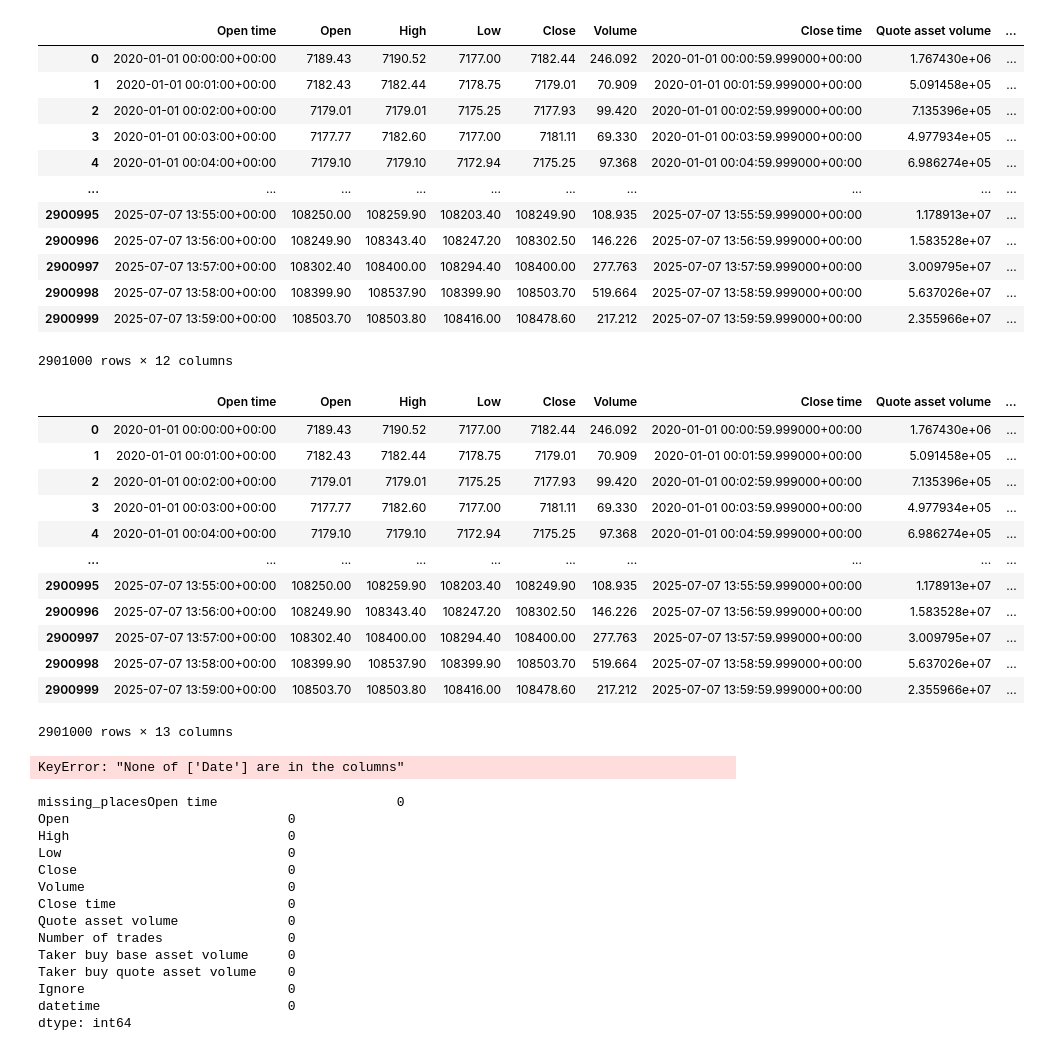
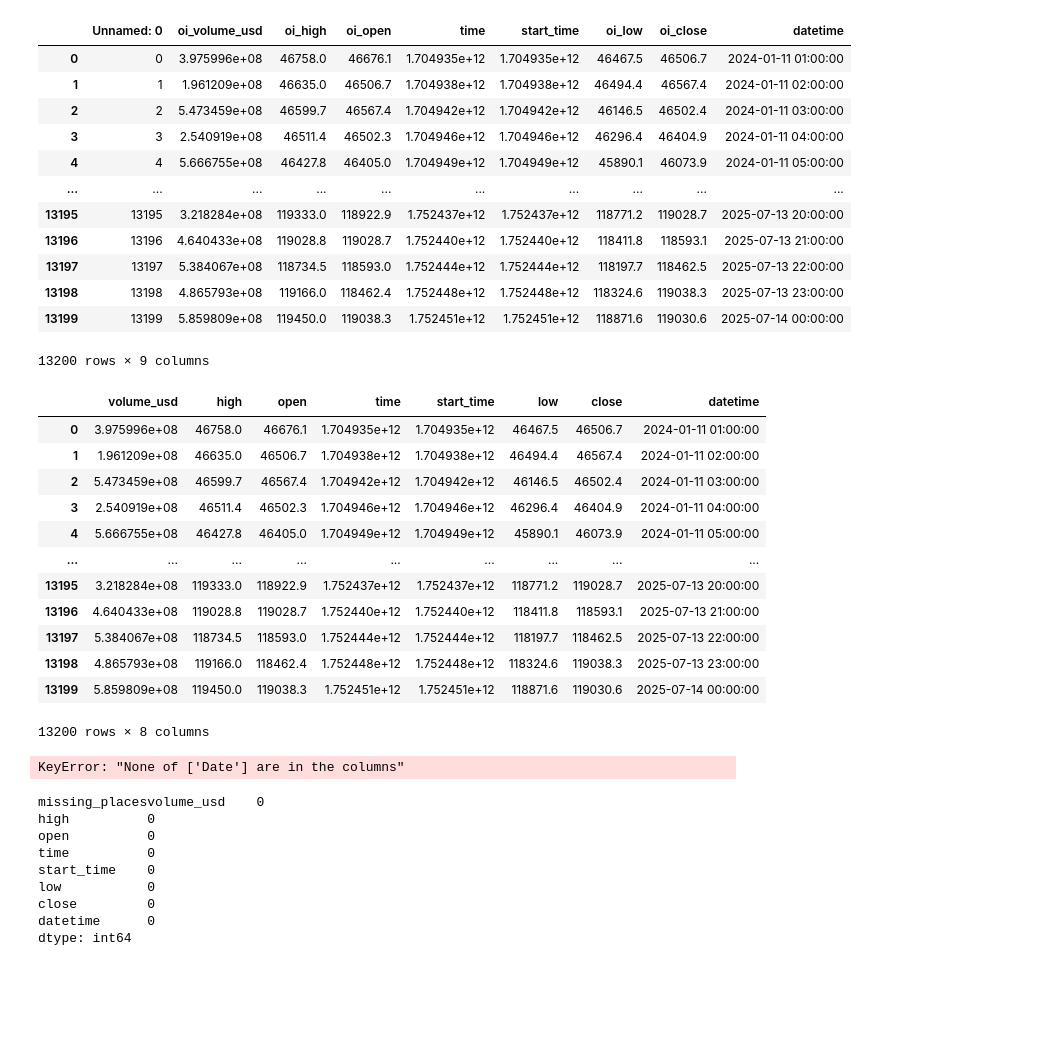
Before and after one commit to cheehan2388/Quant, a Jupyter notebook: Data_Clean/Data_clean_Quant.ipynb, the cells around one changed output. Saved outputs shown, nothing was run; the diff lists cells and outputs as text; code cells hidden in the pictures; blank space fills up the shorter version.

```diff
--- a/Data_Clean/Data_clean_Quant.ipynb
+++ b/Data_Clean/Data_clean_Quant.ipynb
@@ -4,47 +4,47 @@ import numpy as np
 import matplotlib.pyplot as plt
 import pandas as pd
 # %%
-doc =  '../Data/Binance_1m_BTCUSDT_2020-01-01_2025-07-07.csv'
-name = 'CG_BTC_H_future_orderbookaggregated.csv'
+doc =  '../Data/CG_BTC_hour_open-interestl.csv'
+name = 'CG_BTC_hour_open-interestl.csv'
 csv = pd.read_csv(doc)
 csv
 # %% [output]
-|  | Open time | Open | High | Low | Close | Volume | Close time | Quote asset volume | ... |
-| 0 | 2020-01-01 00:00:00+00:00 | 7189.43 | 7190.52 | 7177.00 | 7182.44 | 246.092 | 2020-01-01 00:00:59.999000+00:00 | 1.767430e+06 | ... |
-| 1 | 2020-01-01 00:01:00+00:00 | 7182.43 | 7182.44 | 7178.75 | 7179.01 | 70.909 | 2020-01-01 00:01:59.999000+00:00 | 5.091458e+05 | ... |
-| 2 | 2020-01-01 00:02:00+00:00 | 7179.01 | 7179.01 | 7175.25 | 7177.93 | 99.420 | 2020-01-01 00:02:59.999000+00:00 | 7.135396e+05 | ... |
-| 3 | 2020-01-01 00:03:00+00:00 | 7177.77 | 7182.60 | 7177.00 | 7181.11 | 69.330 | 2020-01-01 00:03:59.999000+00:00 | 4.977934e+05 | ... |
-| 4 | 2020-01-01 00:04:00+00:00 | 7179.10 | 7179.10 | 7172.94 | 7175.25 | 97.368 | 2020-01-01 00:04:59.999000+00:00 | 6.986274e+05 | ... |
+|  | Unnamed: 0 | oi_volume_usd | oi_high | oi_open | time | start_time | oi_low | oi_close | datetime |
+| 0 | 0 | 3.975996e+08 | 46758.0 | 46676.1 | 1.704935e+12 | 1.704935e+12 | 46467.5 | 46506.7 | 2024-01-11 01:00:00 |
+| 1 | 1 | 1.961209e+08 | 46635.0 | 46506.7 | 1.704938e+12 | 1.704938e+12 | 46494.4 | 46567.4 | 2024-01-11 02:00:00 |
+| 2 | 2 | 5.473459e+08 | 46599.7 | 46567.4 | 1.704942e+12 | 1.704942e+12 | 46146.5 | 46502.4 | 2024-01-11 03:00:00 |
+| 3 | 3 | 2.540919e+08 | 46511.4 | 46502.3 | 1.704946e+12 | 1.704946e+12 | 46296.4 | 46404.9 | 2024-01-11 04:00:00 |
+| 4 | 4 | 5.666755e+08 | 46427.8 | 46405.0 | 1.704949e+12 | 1.704949e+12 | 45890.1 | 46073.9 | 2024-01-11 05:00:00 |
 | ... | ... | ... | ... | ... | ... | ... | ... | ... | ... |
-| 2900995 | 2025-07-07 13:55:00+00:00 | 108250.00 | 108259.90 | 108203.40 | 108249.90 | 108.935 | 2025-07-07 13:55:59.999000+00:00 | 1.178913e+07 | ... |
-| 2900996 | 2025-07-07 13:56:00+00:00 | 108249.90 | 108343.40 | 108247.20 | 108302.50 | 146.226 | 2025-07-07 13:56:59.999000+00:00 | 1.583528e+07 | ... |
-| 2900997 | 2025-07-07 13:57:00+00:00 | 108302.40 | 108400.00 | 108294.40 | 108400.00 | 277.763 | 2025-07-07 13:57:59.999000+00:00 | 3.009795e+07 | ... |
-| 2900998 | 2025-07-07 13:58:00+00:00 | 108399.90 | 108537.90 | 108399.90 | 108503.70 | 519.664 | 2025-07-07 13:58:59.999000+00:00 | 5.637026e+07 | ... |
-| 2900999 | 2025-07-07 13:59:00+00:00 | 108503.70 | 108503.80 | 108416.00 | 108478.60 | 217.212 | 2025-07-07 13:59:59.999000+00:00 | 2.355966e+07 | ... |
+| 13195 | 13195 | 3.218284e+08 | 119333.0 | 118922.9 | 1.752437e+12 | 1.752437e+12 | 118771.2 | 119028.7 | 2025-07-13 20:00:00 |
+| 13196 | 13196 | 4.640433e+08 | 119028.8 | 119028.7 | 1.752440e+12 | 1.752440e+12 | 118411.8 | 118593.1 | 2025-07-13 21:00:00 |
+| 13197 | 13197 | 5.384067e+08 | 118734.5 | 118593.0 | 1.752444e+12 | 1.752444e+12 | 118197.7 | 118462.5 | 2025-07-13 22:00:00 |
+| 13198 | 13198 | 4.865793e+08 | 119166.0 | 118462.4 | 1.752448e+12 | 1.752448e+12 | 118324.6 | 119038.3 | 2025-07-13 23:00:00 |
+| 13199 | 13199 | 5.859809e+08 | 119450.0 | 119038.3 | 1.752451e+12 | 1.752451e+12 | 118871.6 | 119030.6 | 2025-07-14 00:00:00 |
-2901000 rows × 12 columns
+13200 rows × 9 columns
 # %%
 #timestamp to datetime
-#csv['datetime'] = pd.to_datetime(csv['start_time'],unit = "ms") # coinglass
-csv['datetime'] = pd.to_datetime(csv['Open time']) # binance
+csv['datetime'] = pd.to_datetime(csv['start_time'],unit = "ms") # coinglass
+# csv['datetime'] = pd.to_datetime(csv['Open time']) # binance
 
 if f'Unnamed: 0' in csv.columns:
    csv.drop(columns= 'Unnamed: 0',inplace= True)
 
 csv
 # %% [output]
-|  | Open time | Open | High | Low | Close | Volume | Close time | Quote asset volume | ... |
-| 0 | 2020-01-01 00:00:00+00:00 | 7189.43 | 7190.52 | 7177.00 | 7182.44 | 246.092 | 2020-01-01 00:00:59.999000+00:00 | 1.767430e+06 | ... |
-| 1 | 2020-01-01 00:01:00+00:00 | 7182.43 | 7182.44 | 7178.75 | 7179.01 | 70.909 | 2020-01-01 00:01:59.999000+00:00 | 5.091458e+05 | ... |
-| 2 | 2020-01-01 00:02:00+00:00 | 7179.01 | 7179.01 | 7175.25 | 7177.93 | 99.420 | 2020-01-01 00:02:59.999000+00:00 | 7.135396e+05 | ... |
-| 3 | 2020-01-01 00:03:00+00:00 | 7177.77 | 7182.60 | 7177.00 | 7181.11 | 69.330 | 2020-01-01 00:03:59.999000+00:00 | 4.977934e+05 | ... |
-| 4 | 2020-01-01 00:04:00+00:00 | 7179.10 | 7179.10 | 7172.94 | 7175.25 | 97.368 | 2020-01-01 00:04:59.999000+00:00 | 6.986274e+05 | ... |
-| ... | ... | ... | ... | ... | ... | ... | ... | ... | ... |
-| 2900995 | 2025-07-07 13:55:00+00:00 | 108250.00 | 108259.90 | 108203.40 | 108249.90 | 108.935 | 2025-07-07 13:55:59.999000+00:00 | 1.178913e+07 | ... |
-| 2900996 | 2025-07-07 13:56:00+00:00 | 108249.90 | 108343.40 | 108247.20 | 108302.50 | 146.226 | 2025-07-07 13:56:59.999000+00:00 | 1.583528e+07 | ... |
-| 2900997 | 2025-07-07 13:57:00+00:00 | 108302.40 | 108400.00 | 108294.40 | 108400.00 | 277.763 | 2025-07-07 13:57:59.999000+00:00 | 3.009795e+07 | ... |
-| 2900998 | 2025-07-07 13:58:00+00:00 | 108399.90 | 108537.90 | 108399.90 | 108503.70 | 519.664 | 2025-07-07 13:58:59.999000+00:00 | 5.637026e+07 | ... |
-| 2900999 | 2025-07-07 13:59:00+00:00 | 108503.70 | 108503.80 | 108416.00 | 108478.60 | 217.212 | 2025-07-07 13:59:59.999000+00:00 | 2.355966e+07 | ... |
+|  | volume_usd | high | open | time | start_time | low | close | datetime |
+| 0 | 3.975996e+08 | 46758.0 | 46676.1 | 1.704935e+12 | 1.704935e+12 | 46467.5 | 46506.7 | 2024-01-11 01:00:00 |
+| 1 | 1.961209e+08 | 46635.0 | 46506.7 | 1.704938e+12 | 1.704938e+12 | 46494.4 | 46567.4 | 2024-01-11 02:00:00 |
+| 2 | 5.473459e+08 | 46599.7 | 46567.4 | 1.704942e+12 | 1.704942e+12 | 46146.5 | 46502.4 | 2024-01-11 03:00:00 |
+| 3 | 2.540919e+08 | 46511.4 | 46502.3 | 1.704946e+12 | 1.704946e+12 | 46296.4 | 46404.9 | 2024-01-11 04:00:00 |
+| 4 | 5.666755e+08 | 46427.8 | 46405.0 | 1.704949e+12 | 1.704949e+12 | 45890.1 | 46073.9 | 2024-01-11 05:00:00 |
+| ... | ... | ... | ... | ... | ... | ... | ... | ... |
+| 13195 | 3.218284e+08 | 119333.0 | 118922.9 | 1.752437e+12 | 1.752437e+12 | 118771.2 | 119028.7 | 2025-07-13 20:00:00 |
+| 13196 | 4.640433e+08 | 119028.8 | 119028.7 | 1.752440e+12 | 1.752440e+12 | 118411.8 | 118593.1 | 2025-07-13 21:00:00 |
+| 13197 | 5.384067e+08 | 118734.5 | 118593.0 | 1.752444e+12 | 1.752444e+12 | 118197.7 | 118462.5 | 2025-07-13 22:00:00 |
+| 13198 | 4.865793e+08 | 119166.0 | 118462.4 | 1.752448e+12 | 1.752448e+12 | 118324.6 | 119038.3 | 2025-07-13 23:00:00 |
+| 13199 | 5.859809e+08 | 119450.0 | 119038.3 | 1.752451e+12 | 1.752451e+12 | 118871.6 | 119030.6 | 2025-07-14 00:00:00 |
-2901000 rows × 13 columns
+13200 rows × 8 columns
 # %%
 min_date = csv['datetime'].min()
 max_date = csv['datetime'].max()
@@ -65,17 +65,12 @@ KeyError: "None of ['Date'] are in the columns"
 missing = csv.isnull().sum()
 print(f'missing_places{missing}')
 # %% [output]
-missing_placesOpen time                       0
-Open                            0
-High                            0
-Low                             0
-Close                           0
-Volume                          0
-Close time                      0
-Quote asset volume              0
-Number of trades                0
-Taker buy base asset volume     0
-Taker buy quote asset volume    0
-Ignore                          0
-datetime                        0
+missing_placesvolume_usd    0
+high          0
+open          0
+time          0
+start_time    0
+low           0
+close         0
+datetime      0
 dtype: int64
```
Also changed, not shown: parts of 1 cell of this notebook, 41 other files.
